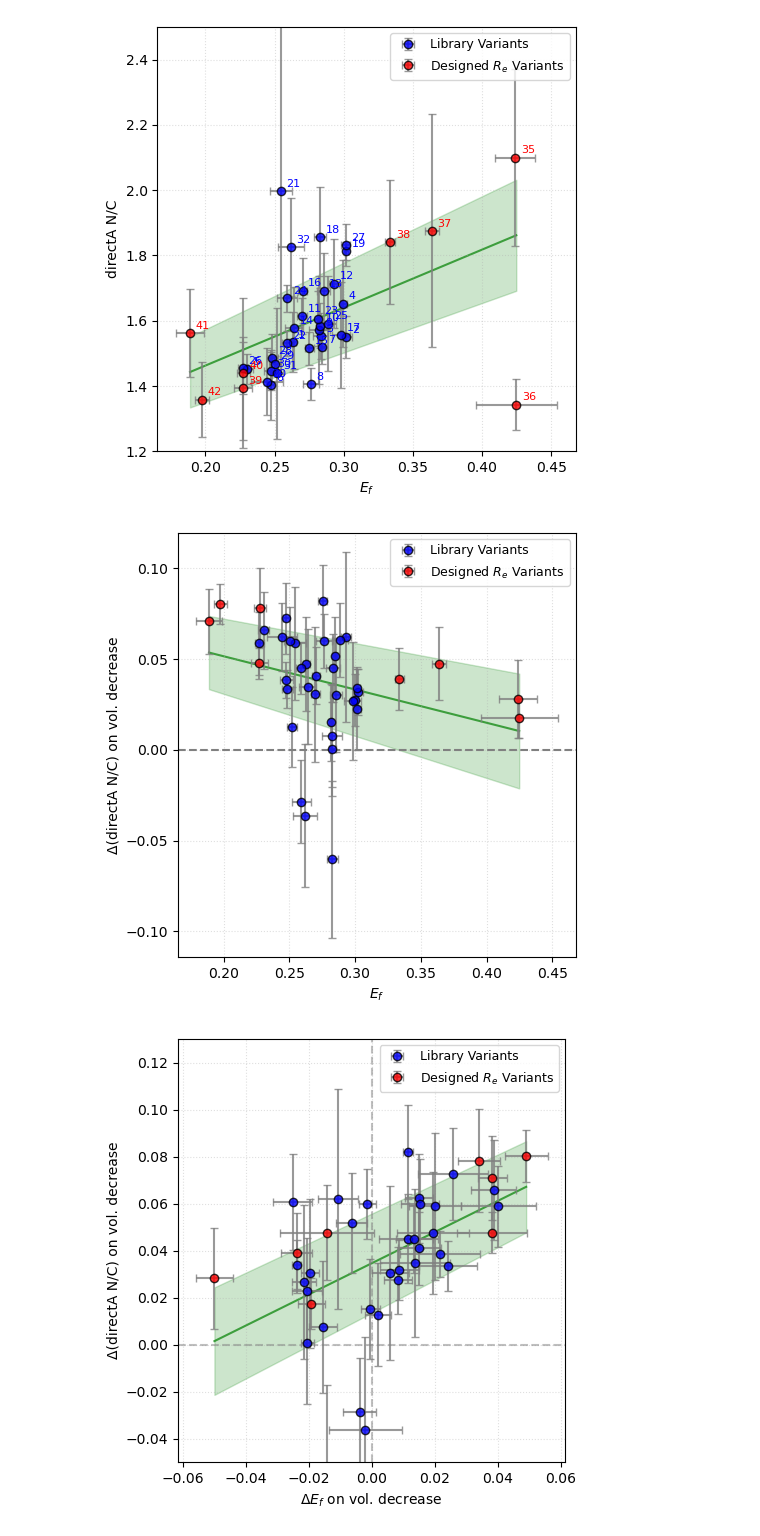
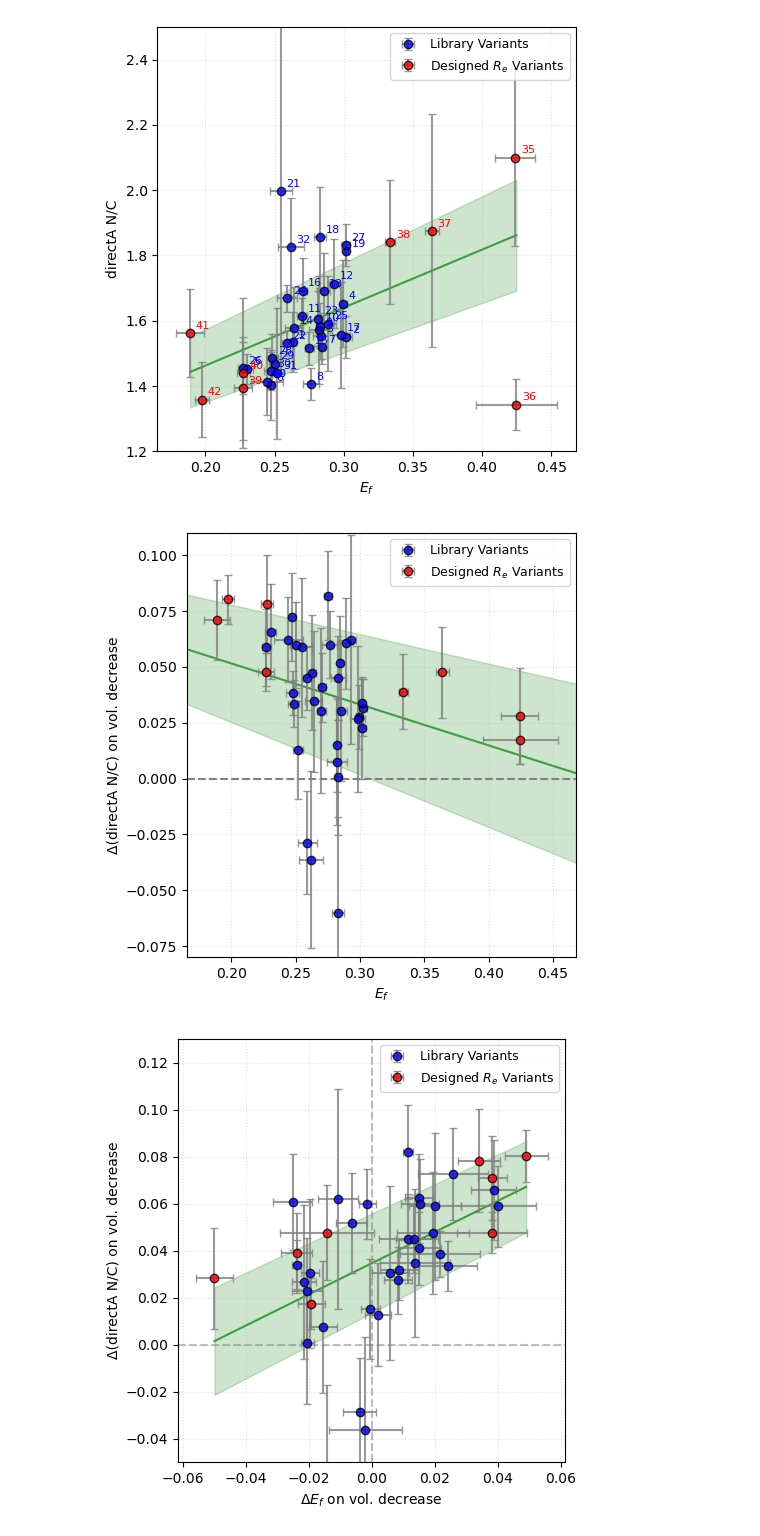
Before and after one commit to sukeniklab/GOOSE_2026, a Jupyter notebook: FRET_data_TB/Fig3_Loc-vs-Ef.ipynb, the cells around one changed output. Drawn from its saved outputs; the diff is of its cells as text; code cells hidden in the pictures.

Commit message:
Added Loc Delta Fig3

```diff
--- a/FRET_data_TB/Fig3_Loc-vs-Ef.ipynb
+++ b/FRET_data_TB/Fig3_Loc-vs-Ef.ipynb
@@ -192,7 +192,10 @@ for i, (xi, yi, xerri, yerri, color) in enumerate(zip(x, y, xerr, yerr, colors))
 
 # Linear regression for line of best fit
 slope, intercept, r_value, p_value, std_err = sp_stats.linregress(x, y)
-line_x = np.array([x.min(), x.max()])
+
+# Get x-axis limits to extend line to full width
+x_limits = ax.get_xlim()
+line_x = np.array(x_limits)
 line_y = slope * line_x + intercept
 
 # Plot line of best fit
@@ -202,35 +205,37 @@ ax.plot(line_x, line_y, color='green', linestyle='-', linewidth=1.5, alpha=0.7,
 n = len(x)
 dof = n - 2  # degrees of freedom
 t_val = sp_stats.t.ppf(0.975, dof)  # 95% confidence interval
 
 # Calculate standard error of prediction
 x_mean = np.mean(x)
 sxx = np.sum((x - x_mean)**2)
 predict_y = slope * x + intercept
 residuals = y - predict_y
 s_resid = np.sqrt(np.sum(residuals**2) / dof)
 
 # Prediction interval (wider at extremes)
 se_line = s_resid * np.sqrt(1/n + (line_x - x_mean)**2 / sxx)
 margin = t_val * se_line
 
 # Shade prediction interval
 ax.fill_between(line_x, line_y - margin, line_y + margin,
                 color='green', alpha=0.2, zorder=0)
 
 ax.axhline(0, linestyle='--', color='gray')  # dashed horizontal line at y=0
 
 ax.set_xlabel('$E_{f}$')
 ax.set_ylabel('Δ(directA N/C) on vol. decrease')
 ax.grid(True, linestyle=':', alpha=0.4)
 
 # Add legend to top right
 ax.legend(loc='upper right', frameon=True, fontsize=9)
 
+plt.xlim(x_limits[0], x_limits[1])
+plt.ylim(-.08, .11)
 plt.tight_layout()
-plt.show()
+plt.savefig('Figure_graphs/Fig3/Ef_vs_loc_delta.svg')
 # %% [output]
-[figure, old version]
+[figure, new version]
 # %%
 # plot Ef_cell_delta vs directA_N/C_delta with error bars
 mask = df[['Ef_cell_delta', 'Ef_cell_delta_std', 'directA_N/C_delta', 'directA_N/C_delta_std']].notnull().all(axis=1)
```
Also changed, not shown: 4 other files.
